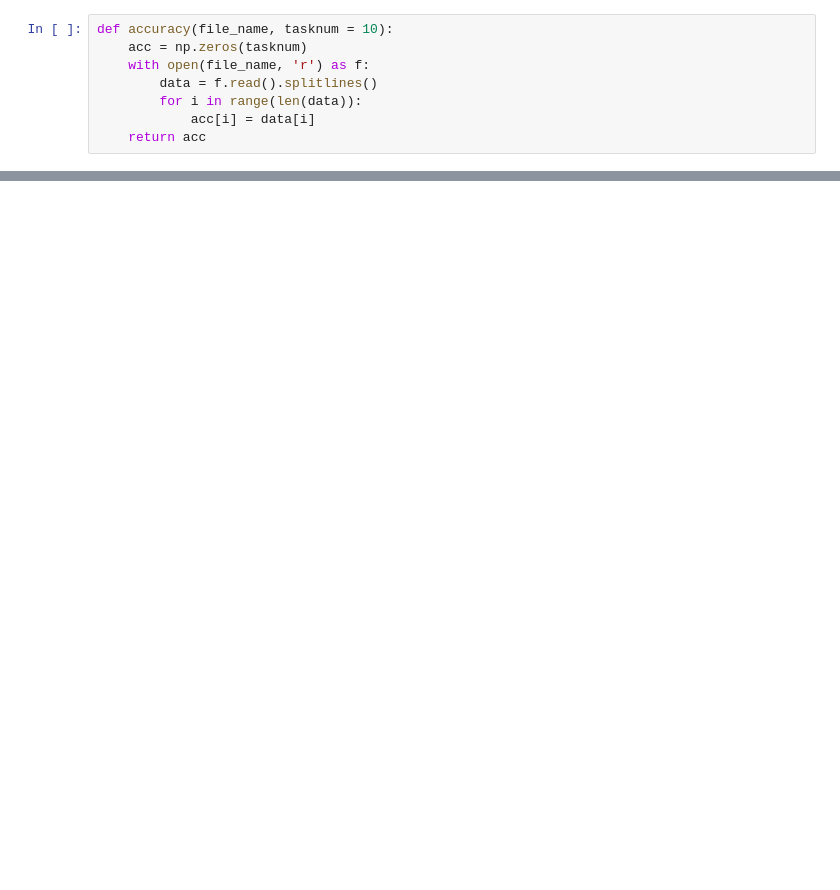
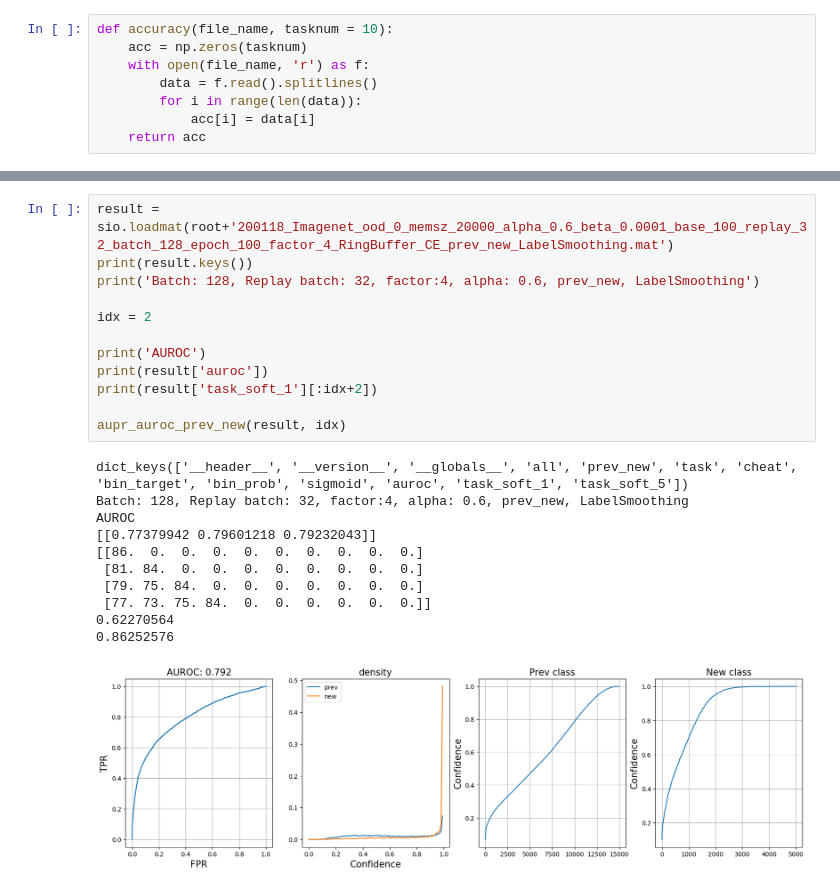
Before and after one commit to hongjoon0805/Incremental, a Jupyter notebook: result_data/202001_Imagenet_result_plot.ipynb, the cells around one changed output, grey strips where cells are left out. Drawn from its saved outputs; the diff is of its cells as text; blank space fills up the shorter version.

```diff
--- a/result_data/202001_Imagenet_result_plot.ipynb
+++ b/result_data/202001_Imagenet_result_plot.ipynb
@@ -147,0 +195,24 @@ IndexError: index 0 is out of bounds for axis 0 with size 0
+# %%
+result = sio.loadmat(root+'200118_Imagenet_ood_0_memsz_20000_alpha_0.6_beta_0.0001_base_100_replay_32_batch_128_epoch_100_factor_4_RingBuffer_CE_prev_new_LabelSmoothing.mat')
+print(result.keys())
+print('Batch: 128, Replay batch: 32, factor:4, alpha: 0.6, prev_new, LabelSmoothing')
+
+idx = 2
+
+print('AUROC')
+print(result['auroc'])
+print(result['task_soft_1'][:idx+2])
+
+aupr_auroc_prev_new(result, idx)
+# %% [output]
+dict_keys(['__header__', '__version__', '__globals__', 'all', 'prev_new', 'task', 'cheat', 'bin_target', 'bin_prob', 'sigmoid', 'auroc', 'task_soft_1', 'task_soft_5'])
+Batch: 128, Replay batch: 32, factor:4, alpha: 0.6, prev_new, LabelSmoothing
+AUROC
+[[0.77379942 0.79601218 0.79232043]]
+[[86.  0.  0.  0.  0.  0.  0.  0.  0.  0.]
+ [81. 84.  0.  0.  0.  0.  0.  0.  0.  0.]
+ [79. 75. 84.  0.  0.  0.  0.  0.  0.  0.]
+ [77. 73. 75. 84.  0.  0.  0.  0.  0.  0.]]
+0.62270564
+0.86252576
+[figure, added]
```
Also changed, not shown: parts of 22 cells of this notebook, 28 other files.
